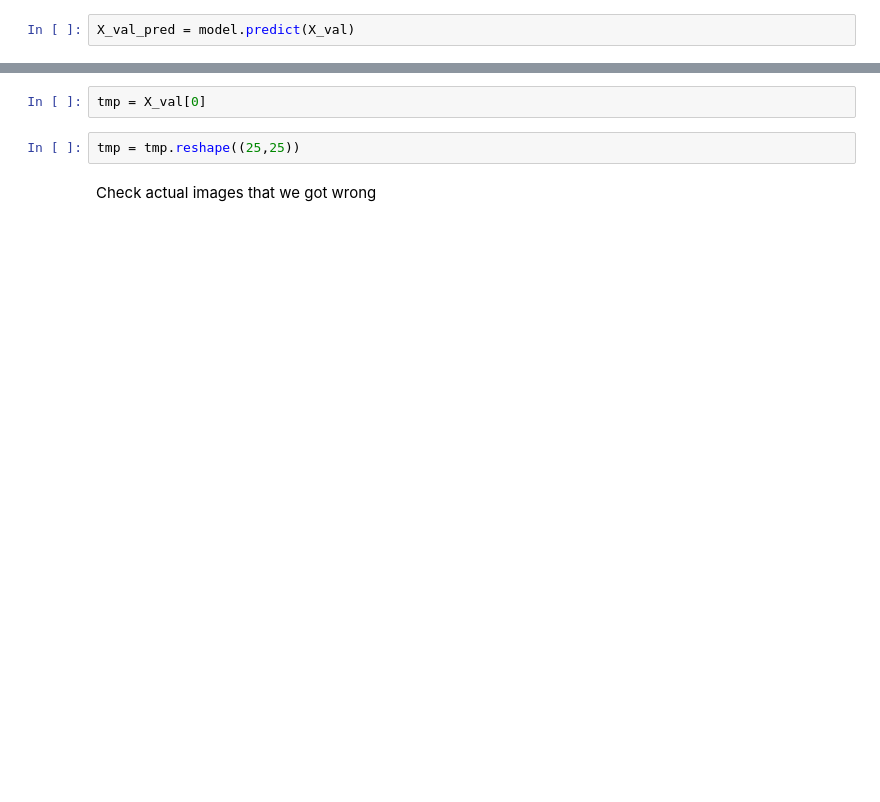
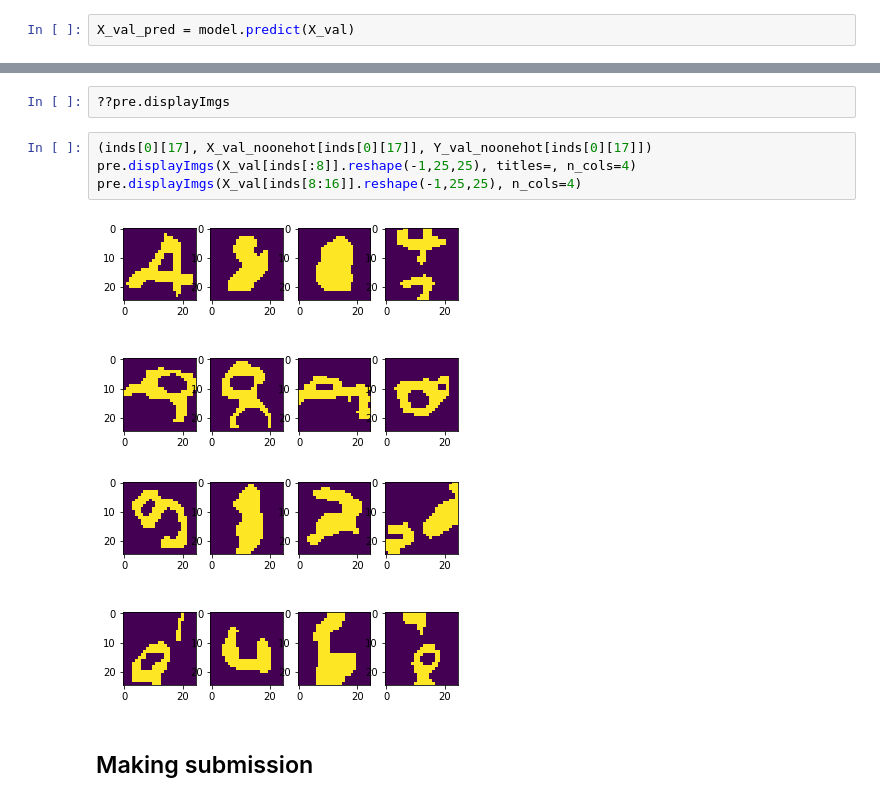
Before and after one commit to Angus-McLean/COMP551-Competition, a Jupyter notebook: 3_KaggleSubmission.ipynb, the cells around one changed output, grey strips where cells are left out. Saved outputs shown, nothing was run; the diff lists cells and outputs as text; blank space fills up the shorter version.

Commit message:
finishes code for kaggle submission

```diff
--- a/3_KaggleSubmission.ipynb
+++ b/3_KaggleSubmission.ipynb
@@ -149,6 +264,11 @@ axarr[1][3].imshow(X_val[inds[0][17]].reshape((25,25)), cmap='hot', interpolatio
-# %%
-tmp = X_val[0]
-# %%
-tmp = tmp.reshape((25,25))
-# %% [markdown]
-Check actual images that we got wrong
+# %%
+??pre.displayImgs
+# %%
+(inds[0][17], X_val_noonehot[inds[0][17]], Y_val_noonehot[inds[0][17]])
+pre.displayImgs(X_val[inds[:8]].reshape(-1,25,25), titles=, n_cols=4)
+pre.displayImgs(X_val[inds[8:16]].reshape(-1,25,25), n_cols=4)
+# %% [output]
+[figure, added]
+[figure, added]
+# %% [markdown]
+## Making submission
```
Also changed, not shown: parts of 49 cells of this notebook, 4 other files.
